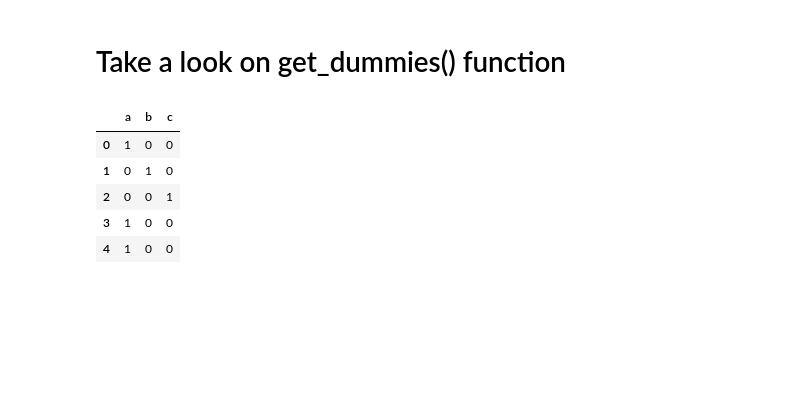
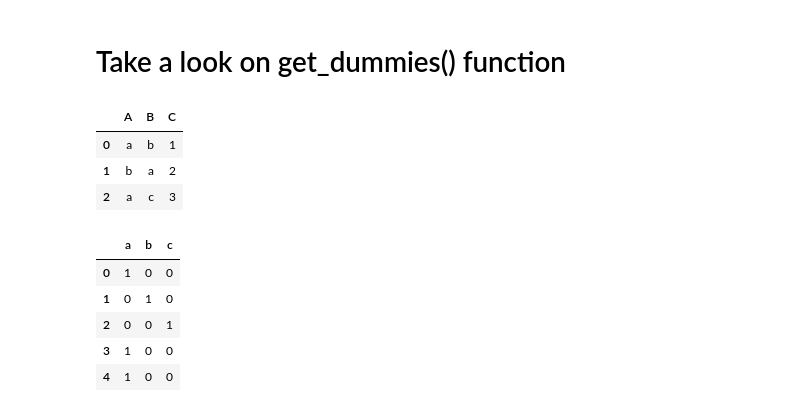
Before and after one commit to ManjeetRaj/Logistic-regression-on-the-titanic-dataset, a Jupyter notebook: Logistic-regression-on-the-titanic-dataset.ipynb, the cells around one changed output. Saved outputs shown, nothing was run; the diff lists cells and outputs as text; code cells hidden in the pictures; blank space fills up the shorter version.

```diff
--- a/Logistic-regression-on-the-titanic-dataset.ipynb
+++ b/Logistic-regression-on-the-titanic-dataset.ipynb
@@ -216,7 +216,13 @@ titanic_data.shape
 # %%
 # Convert categorical variable into dummy/indicator variables
 df = pd.DataFrame({'A': ['a', 'b', 'a'], 'B': ['b', 'a', 'c'],
                    'C': [1, 2, 3]})
+df
+# %% [output]
+|  | A | B | C |
+| 0 | a | b | 1 |
+| 1 | b | a | 2 |
+| 2 | a | c | 3 |
 # %%
 pd.get_dummies(pd.Series(list('abcaa')))
 # %% [output]
```
Also changed, not shown: parts of 7 cells of this notebook.
